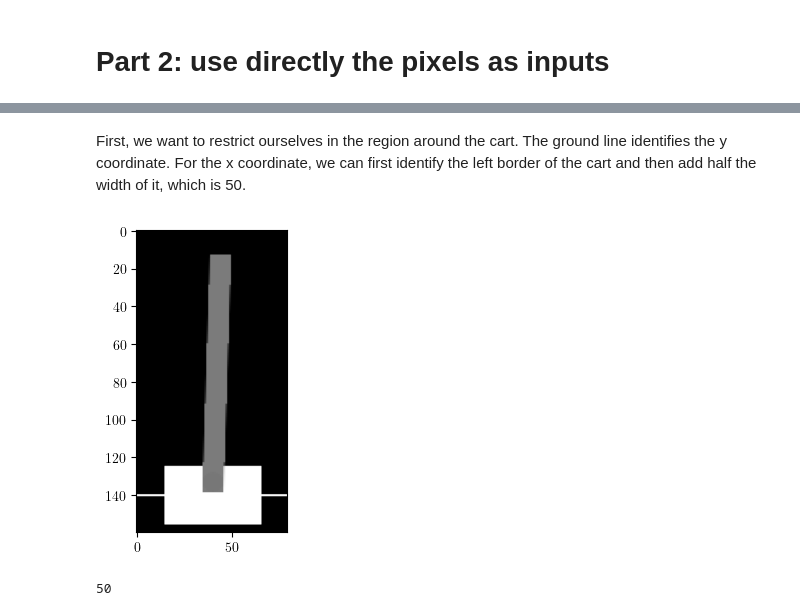
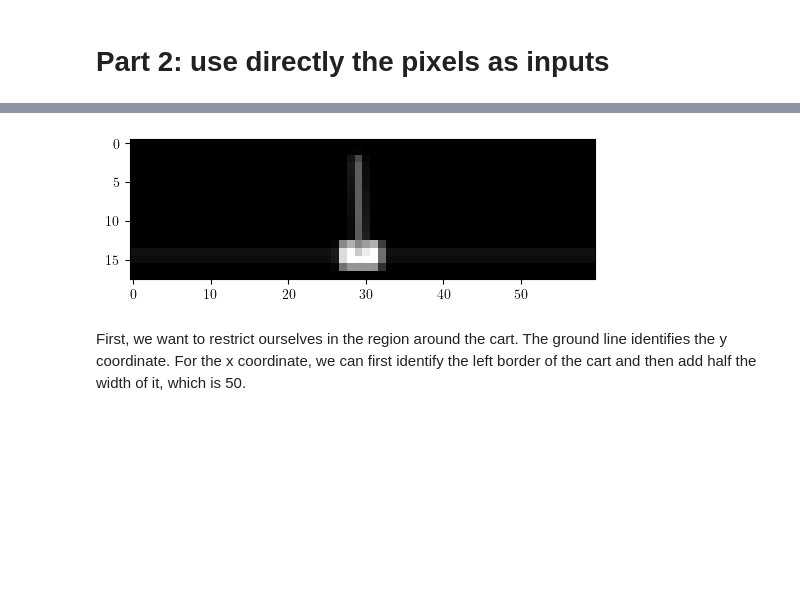
Before and after one commit to rossetl/NNDL, a Jupyter notebook: Homework3/Homework.ipynb, the cells around one changed output, grey strips where cells are left out. Saved outputs shown, nothing was run; the diff lists cells and outputs as text; code cells hidden in the pictures; blank space fills up the shorter version.

```diff
--- a/Homework3/Homework.ipynb
+++ b/Homework3/Homework.ipynb
@@ -294,44 +294,43 @@ plt.imshow(image0, cmap='Greys');
+# %%
+import torchvision.transforms.functional as TF
+resize = T.Compose([T.ToPILImage(),
+                    T.Grayscale(),
+                    T.Resize(40),
+                    T.ToTensor(),
+                    T.Lambda(lambda x: x.mean(0)),
+                    T.Lambda(lambda x: x[15:33, :])])
+img = resize(image0)
+img_size = img.shape
+# %%
+plt.figure(dpi=100)
+plt.imshow(img, cmap='Greys');
+# %% [output]
+[figure, added]
 # %% [markdown]
 First, we want to restrict ourselves in the region around the cart. The ground line identifies the y coordinate. For the x coordinate, we can first identify the left border of the cart and then add half the width of it, which is 50.
-# %%
-def get_screen(image):
-    y_cart = np.where(image[:,0] == 0)[0][0]
-    x_cart = np.min(np.where(image[y_cart - 10, :] == 0)[0]) + 25
-    image_cropped = image[y_cart - 140 : y_cart + 20, x_cart - 40 : x_cart + 40]
-    return image_cropped
-
-plt.figure(dpi=100)
-plt.imshow(get_screen(image0), cmap='Greys');
-# %% [output]
-[figure, removed]
 # %%
-class DQN(nn.Module):
+# The network takes as input 3 consecutive frames in grayscale and returns the Q-values
+class DQN_3s(nn.Module):
 
-    def __init__(self, h, w, outputs):
-        super(DQN, self).__init__()
-        self.conv1 = nn.Conv2d(1, 16, kernel_size=5, stride=2)
+    def __init__(self, h, w, action_space_dim):
+        super(DQN_3s, self).__init__()
+        self.conv1 = nn.Conv2d(3, 16, kernel_size=5, stride=2)
         self.bn1 = nn.BatchNorm2d(16)
         self.conv2 = nn.Conv2d(16, 32, kernel_size=5, stride=2)
         self.bn2 = nn.BatchNorm2d(32)
-        self.conv3 = nn.Conv2d(32, 32, kernel_size=5, stride=2)
-        self.bn3 = nn.BatchNorm2d(32)
+        #self.conv3 = nn.Conv2d(32, 32, kernel_size=5, stride=2)
+        #self.bn3 = nn.BatchNorm2d(32)
 
-        # Number of Linear input connections depends on output of conv2d layers
-        # and therefore the input image size, so compute it.
         def conv2d_size_out(size, kernel_size = 5, stride = 2):
             return (size - (kernel_size - 1) - 1) // stride  + 1
-        convw = conv2d_size_out(conv2d_size_out(conv2d_size_out(w)))
-        convh = conv2d_size_out(conv2d_size_out(conv2d_size_out(h)))
+        convw = conv2d_size_out(conv2d_size_out(w))
+        convh = conv2d_size_out(conv2d_size_out(h))
         linear_input_size = convw * convh * 32
-        self.head = nn.Linear(linear_input_size, outputs)
+        self.head = nn.Linear(linear_input_size, action_space_dim)
 
-    # Called with either one element to determine next action, or a batch
-    # during optimization. Returns tensor([[left0exp,right0exp]...]).
     def forward(self, x):
         x = x.to(device)
         x = F.relu(self.bn1(self.conv1(x)))
         x = F.relu(self.bn2(self.conv2(x)))
-        x = F.relu(self.bn3(self.conv3(x)))
+        #x = F.relu(self.bn3(self.conv3(x)))
         return self.head(x.view(x.size(0), -1))
-# %% [output]
-50
```
Also changed, not shown: parts of 11 cells of this notebook, 1 other file.
